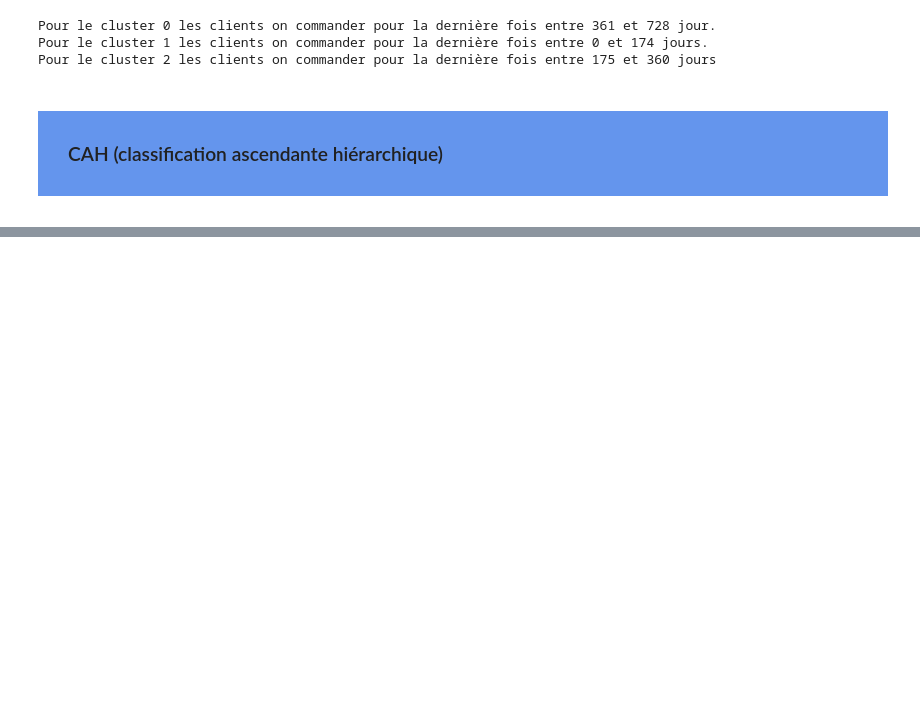
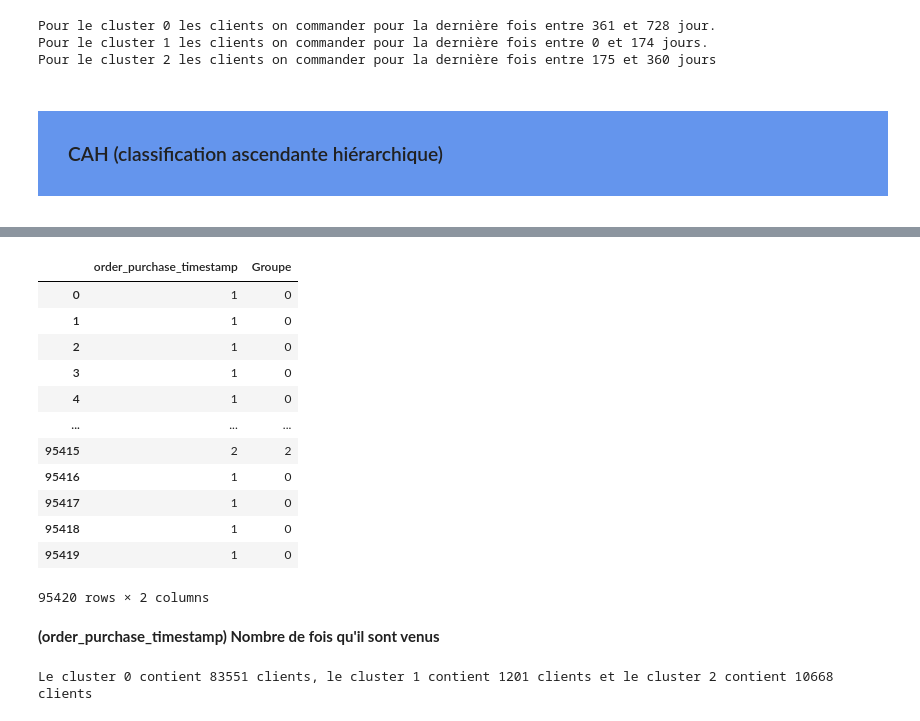
Before and after one commit to Data-dream-team-Laurence/Brief-data-dream-team, a Jupyter notebook: segmentation_client/segmentation.ipynb, the cells around one changed output, grey strips where cells are left out. Saved outputs shown, nothing was run; the diff lists cells and outputs as text; code cells hidden in the pictures; blank space fills up the shorter version.

```diff
--- a/segmentation_client/segmentation.ipynb
+++ b/segmentation_client/segmentation.ipynb
@@ -488,0 +499,35 @@ Pour le cluster 2 les clients on commander pour la dernière fois entre 175 et 3
+# %%
+model = KMeans(n_clusters=3)
+model.fit(X)
+model.predict(X)
+X["Groupe"] = model.labels_
+X
+# %% [output]
+|  | order_purchase_timestamp | Groupe |
+| 0 | 1 | 0 |
+| 1 | 1 | 0 |
+| 2 | 1 | 0 |
+| 3 | 1 | 0 |
+| 4 | 1 | 0 |
+| ... | ... | ... |
+| 95415 | 2 | 2 |
+| 95416 | 1 | 0 |
+| 95417 | 1 | 0 |
+| 95418 | 1 | 0 |
+| 95419 | 1 | 0 |
+95420 rows × 2 columns
+# %% [markdown]
+**(order_purchase_timestamp) Nombre de fois qu'il sont venus**
+# %%
+type_client = model.predict(X[["order_purchase_timestamp"]])
+np.sort(type_client)
+x = type_client
+unique, counts = np.unique(x, return_counts=True)
+x_count = np.asarray((unique, counts)).T
+print(
+    "Le cluster 0 contient {} clients, le cluster 1 contient {} clients et le cluster 2 contient {} clients".format(
+        x_count[0][1], x_count[1][1], x_count[2][1]
+    )
+)
+# %% [output]
+Le cluster 0 contient 83551 clients, le cluster 1 contient 1201 clients et le cluster 2 contient 10668 clients
```
Also changed, not shown: parts of 13 cells of this notebook.
